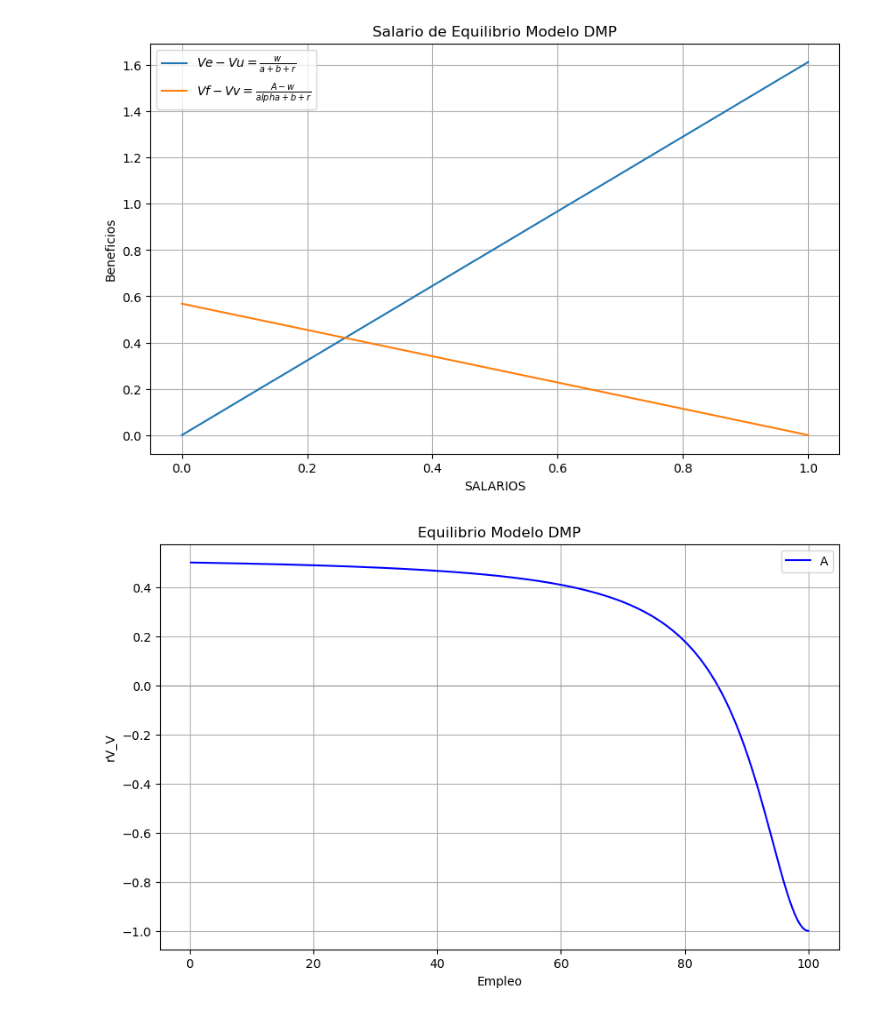
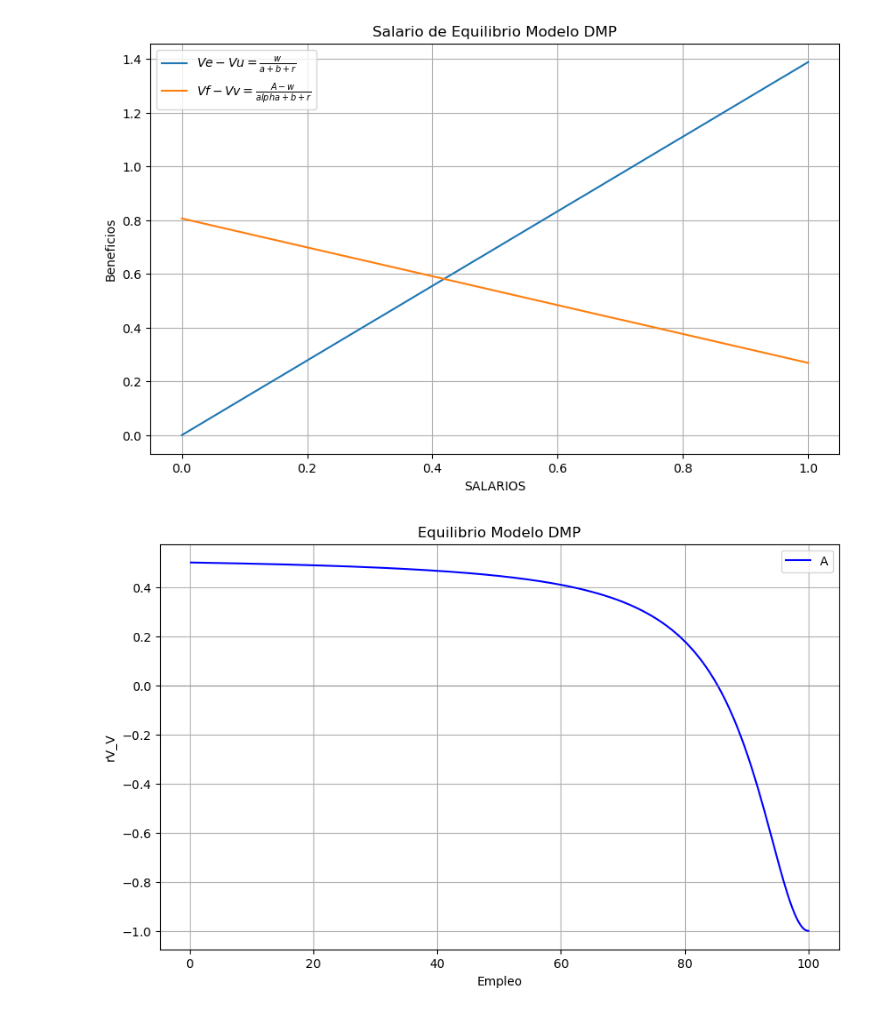
Before and after one commit to jmorozumi/Tp3-Macro-2, a Jupyter notebook: Orignales.ipynb, the cells around one changed output. Drawn from its saved outputs; the diff is of its cells as text; code cells hidden in the pictures.

```diff
--- a/Orignales.ipynb
+++ b/Orignales.ipynb
@@ -5,30 +5,30 @@ from scipy.optimize import fsolve
 # %%
 # Asumir valores para las constantes
 a = 0.58
-b = 0.03
-r = 0.01
-A = 1.0
+b = 0.1
+r = 0.04
+A = 1.5
 alpha = 1.72
 
 # Crear un rango de valores para w
 w_values = np.linspace(0, 1, 100)
 
 # Calcular las funciones
 Ve_minus_Vu = w_values / (a + b + r)
 Vf_minus_Vv = (A - w_values) / (alpha + b + r)
 
 # Graficar las funciones
 plt.figure(figsize=(10, 6))
 plt.plot(w_values, Ve_minus_Vu, label=r'$Ve - Vu = \frac{w}{a + b + r}$')
 plt.plot(w_values, Vf_minus_Vv, label=r'$Vf - Vv = \frac{A - w}{alpha + b + r}$')
 plt.xlabel('SALARIOS')
 plt.ylabel('Beneficios')
 plt.title('Salario de Equilibrio Modelo DMP')
 plt.legend()
 plt.grid(True)
 plt.show()
 # %% [output]
-[figure, old version]
+[figure, new version]
 # %%
 #Suponemos el shock de la subida de A de 1,5
 #Parámetros y funciones supuestas
```
